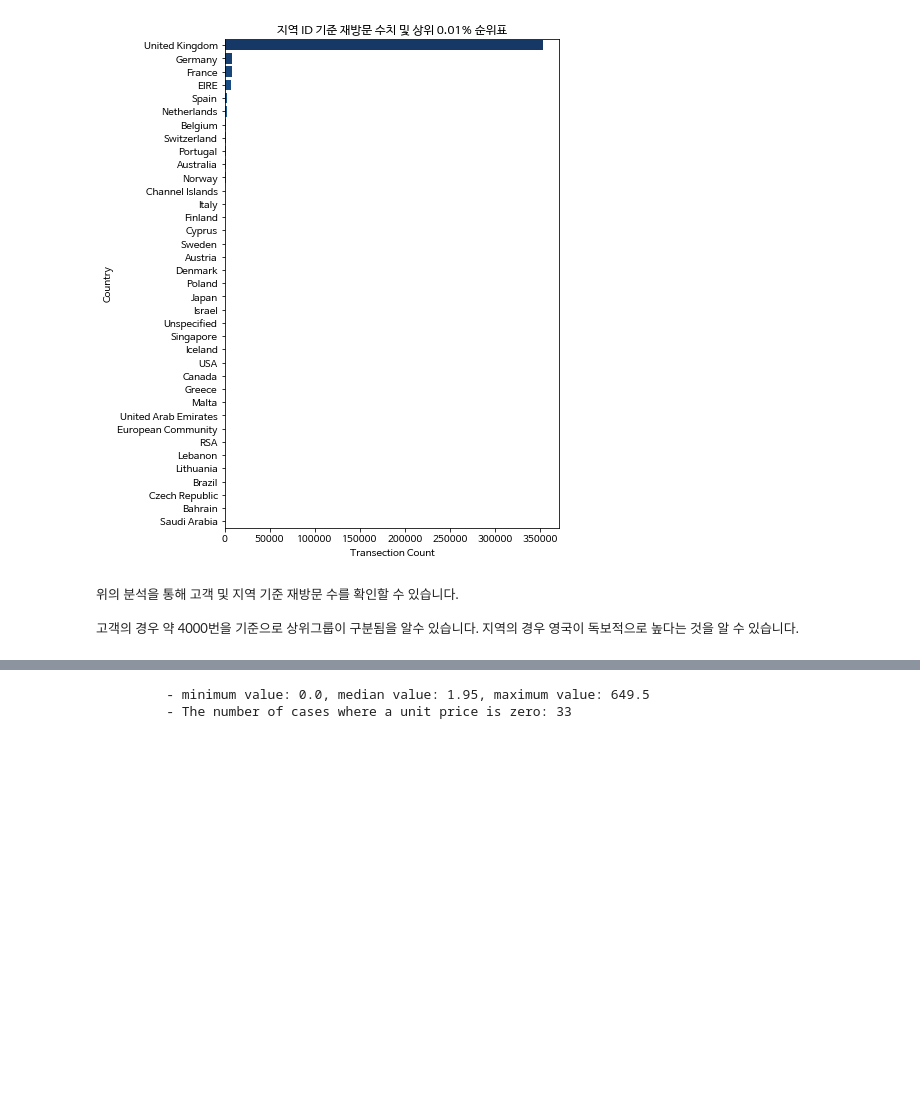
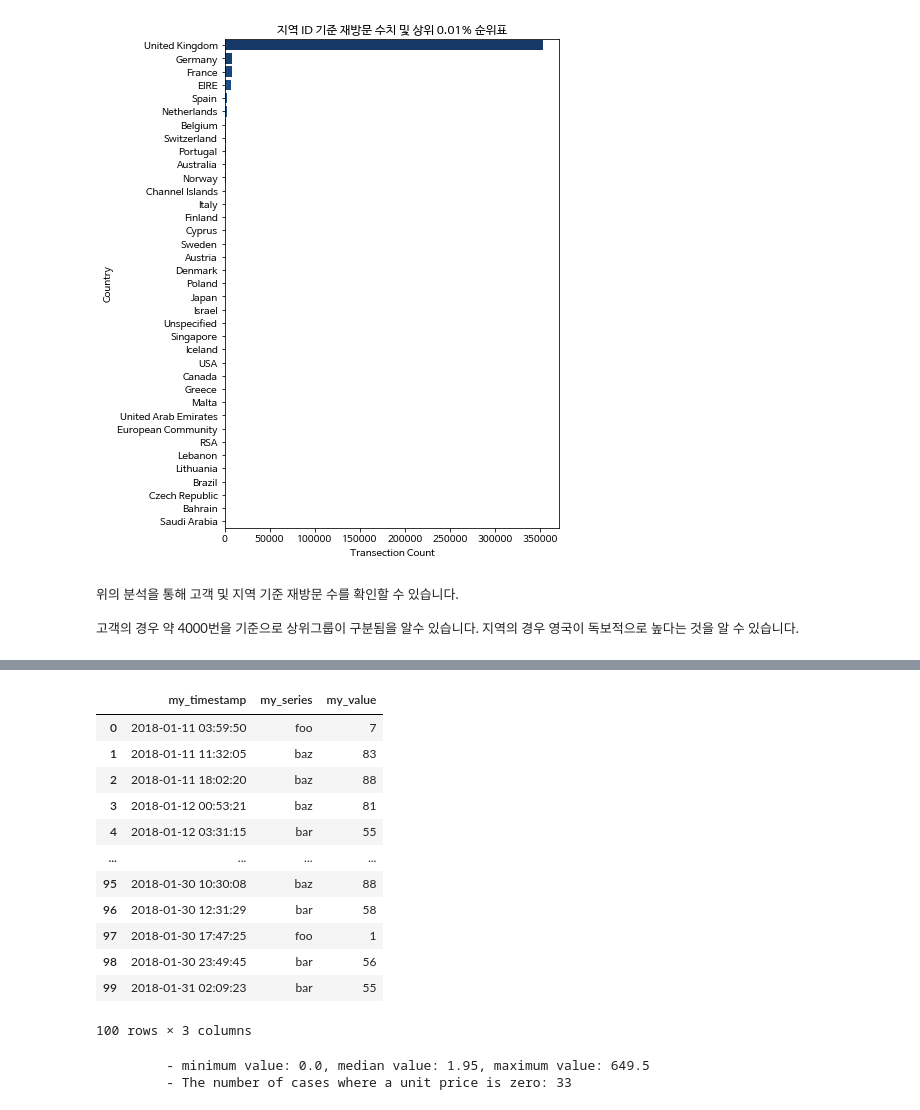
Before and after one commit to mwithgod3952/Conquering-Kaggle-s-challenge, a Jupyter notebook: Marketing_Analytics_Cohort_Analysis.ipynb, the cells around one changed output, grey strips where cells are left out. Cells and saved outputs as stored; diff of their text form; code cells hidden in the pictures; blank space fills up the shorter version.

```diff
--- a/Marketing_Analytics_Cohort_Analysis.ipynb
+++ b/Marketing_Analytics_Cohort_Analysis.ipynb
@@ -390,3 +423,19 @@ plot_gb_time_series(df, 'my_timestamp', 'my_series', 'my_value',
+# %%
+df
+# %% [output]
+|  | my_timestamp | my_series | my_value |
+| 0 | 2018-01-11 03:59:50 | foo | 7 |
+| 1 | 2018-01-11 11:32:05 | baz | 83 |
+| 2 | 2018-01-11 18:02:20 | baz | 88 |
+| 3 | 2018-01-12 00:53:21 | baz | 81 |
+| 4 | 2018-01-12 03:31:15 | bar | 55 |
+| ... | ... | ... | ... |
+| 95 | 2018-01-30 10:30:08 | baz | 88 |
+| 96 | 2018-01-30 12:31:29 | bar | 58 |
+| 97 | 2018-01-30 17:47:25 | foo | 1 |
+| 98 | 2018-01-30 23:49:45 | bar | 56 |
+| 99 | 2018-01-31 02:09:23 | bar | 55 |
+100 rows × 3 columns
 # %%
 print(f"\t {color.BOLD}- minimum value: {_df1.UnitPrice.describe()['min']}, median value: {np.median(_df1.UnitPrice)}, maximum value: {_df1.UnitPrice.describe()['max']}{color.END}")
 
```
Also changed, not shown: parts of 19 cells of this notebook.
